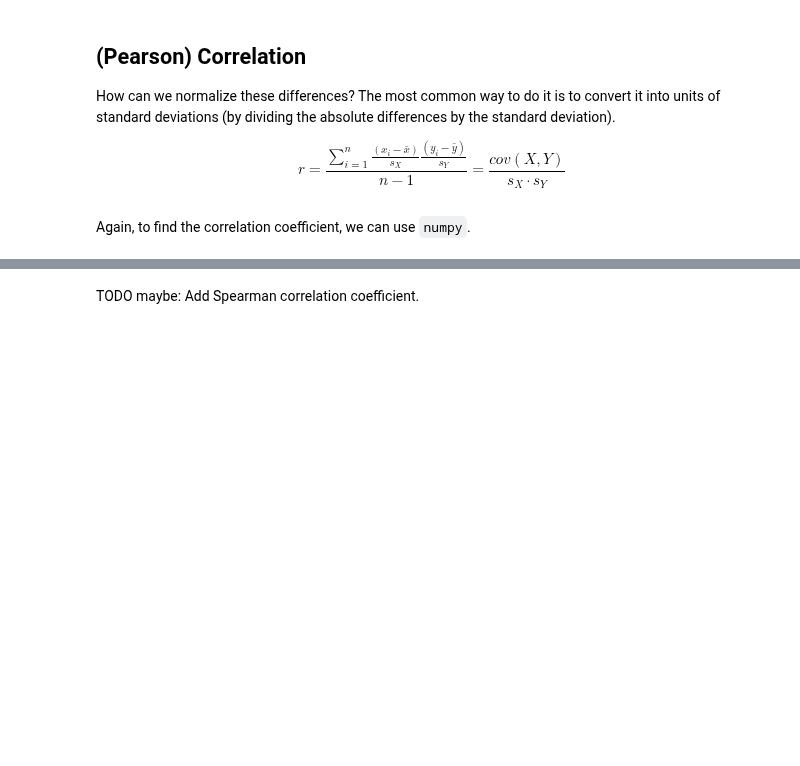
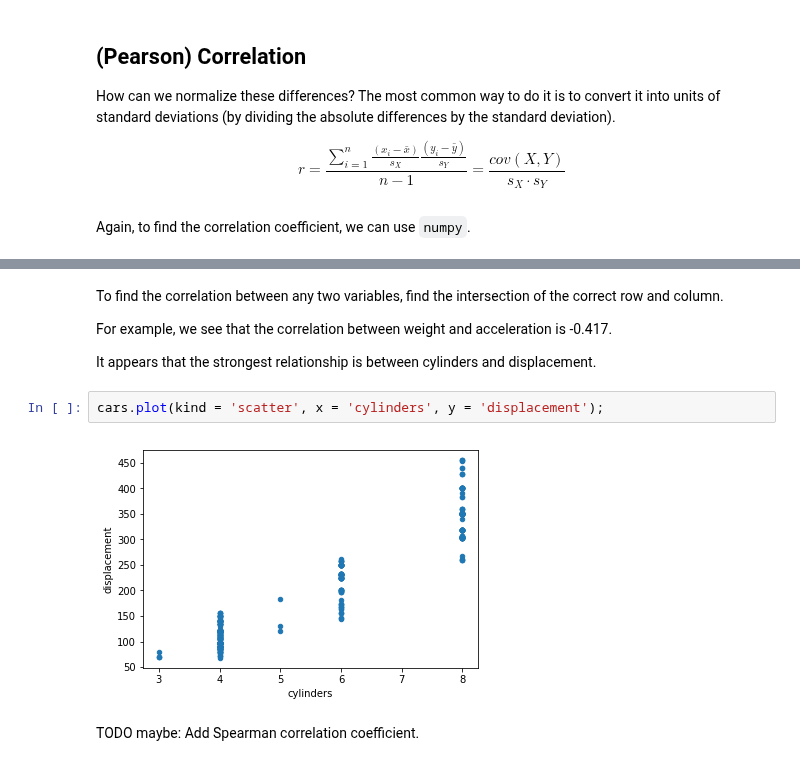
Before and after one commit to NSS-Data-Instructional-Stuff/stats-for-data-science, a Jupyter notebook: notebooks/02_Exploratory_Data_Analysis-Part_2_Two_Variable.ipynb, the cells around one changed output, grey strips where cells are left out. Saved outputs shown, nothing was run; the diff lists cells and outputs as text; blank space fills up the shorter version.

```diff
--- a/notebooks/02_Exploratory_Data_Analysis-Part_2_Two_Variable.ipynb
+++ b/notebooks/02_Exploratory_Data_Analysis-Part_2_Two_Variable.ipynb
@@ -217,3 +171,13 @@ plt.title('MLB Wins vs. Payroll, 2019');
+# %% [markdown]
+To find the correlation between any two variables, find the intersection of the correct row and column.
+
+For example, we see that the correlation between weight and acceleration is -0.417.
+
+It appears that the strongest relationship is between cylinders and displacement.
+# %%
+cars.plot(kind = 'scatter', x = 'cylinders', y = 'displacement');
+# %% [output]
+[figure, added]
 # %% [markdown]
 TODO maybe: Add Spearman correlation coefficient.
 # %% [markdown]
```
Also changed, not shown: parts of 29 cells of this notebook.
